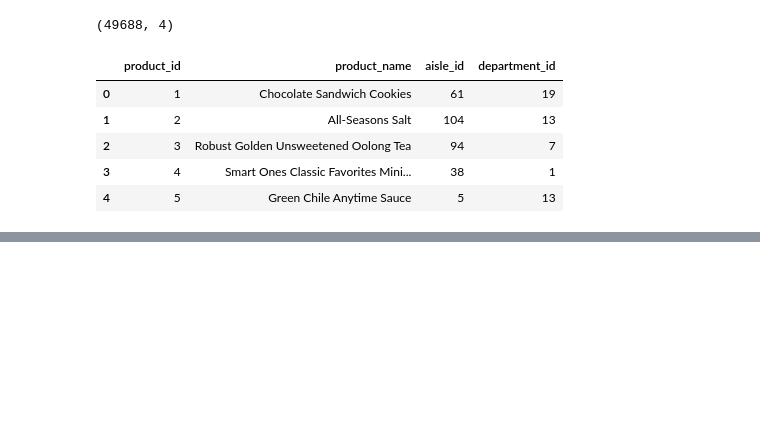
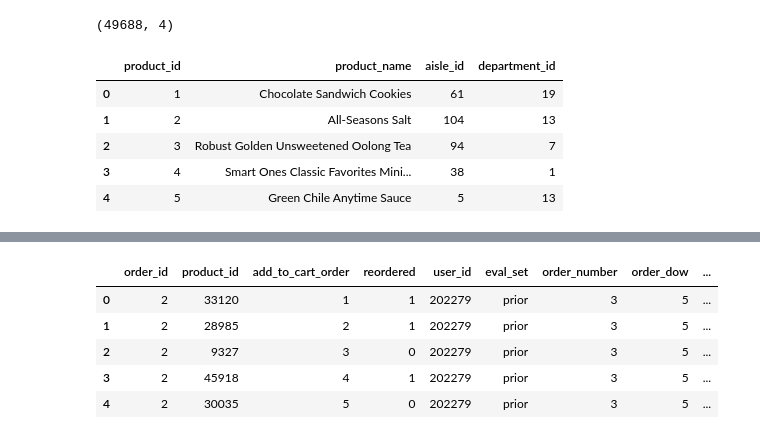
Before and after one commit to poojasahare/Python-project, a Jupyter notebook: Market Basket Analysis.ipynb, the cells around one changed output, grey strips where cells are left out. Saved outputs shown, nothing was run; the diff lists cells and outputs as text; code cells hidden in the pictures; blank space fills up the shorter version.

```diff
--- a/Market Basket Analysis.ipynb
+++ b/Market Basket Analysis.ipynb
@@ -97,7 +115,8 @@ ax.set_title('Frequency of Total Orders by Customers');
 [figure]
 # %%
 fig, ax = plt.subplots(figsize = (6,6))
-ax = sns.countplot(order.order_dow,palette="husl")
+order['dow_corrected']=order.order_dow+1
+ax = sns.countplot(order.dow_corrected,palette="husl")
 ax.set_xlabel('Day of Week', size = 10)
 ax.set_ylabel('Orders', size = 10)
 ax.tick_params(axis = 'both', labelsize = 8)
@@ -108,7 +127,8 @@ plt.show()
 [figure]
 # %%
 fig, ax = plt.subplots(figsize = (10,5))
-ax = sns.countplot(order.order_hour_of_day, color = 'turquoise')
+order['hour_corrected']=order.order_hour_of_day+1
+ax = sns.countplot(order.hour_corrected, color = 'turquoise')
 ax.set_xlabel('Hour of Day', size = 10 )
 ax.set_ylabel('Orders', size = 10)
 ax.tick_params(axis = 'both', labelsize = 8)
@@ -167,0 +263,11 @@ prod.head()
+# %%
+# merge with the orders file to get the user_id #
+prior_df = pd.merge(order_prod_prior, order, how="inner", on="order_id")
+prior_df.head()
+# %% [output]
+|  | order_id | product_id | add_to_cart_order | reordered | user_id | eval_set | order_number | order_dow | ... |
+| 0 | 2 | 33120 | 1 | 1 | 202279 | prior | 3 | 5 | ... |
+| 1 | 2 | 28985 | 2 | 1 | 202279 | prior | 3 | 5 | ... |
+| 2 | 2 | 9327 | 3 | 0 | 202279 | prior | 3 | 5 | ... |
+| 3 | 2 | 45918 | 4 | 1 | 202279 | prior | 3 | 5 | ... |
+| 4 | 2 | 30035 | 5 | 0 | 202279 | prior | 3 | 5 | ... |
```
Also changed, not shown: parts of 35 cells of this notebook.
